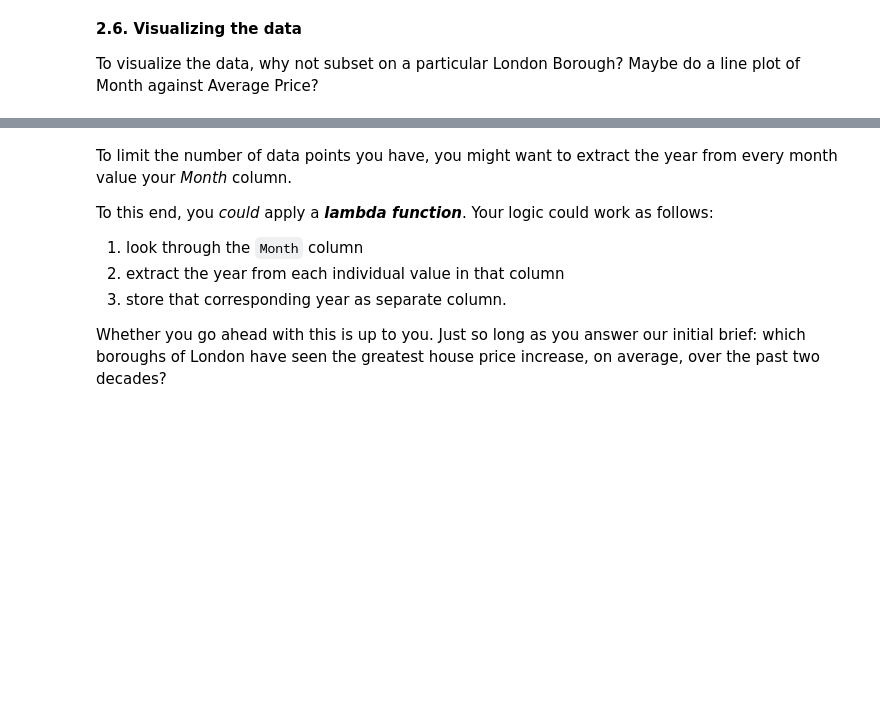
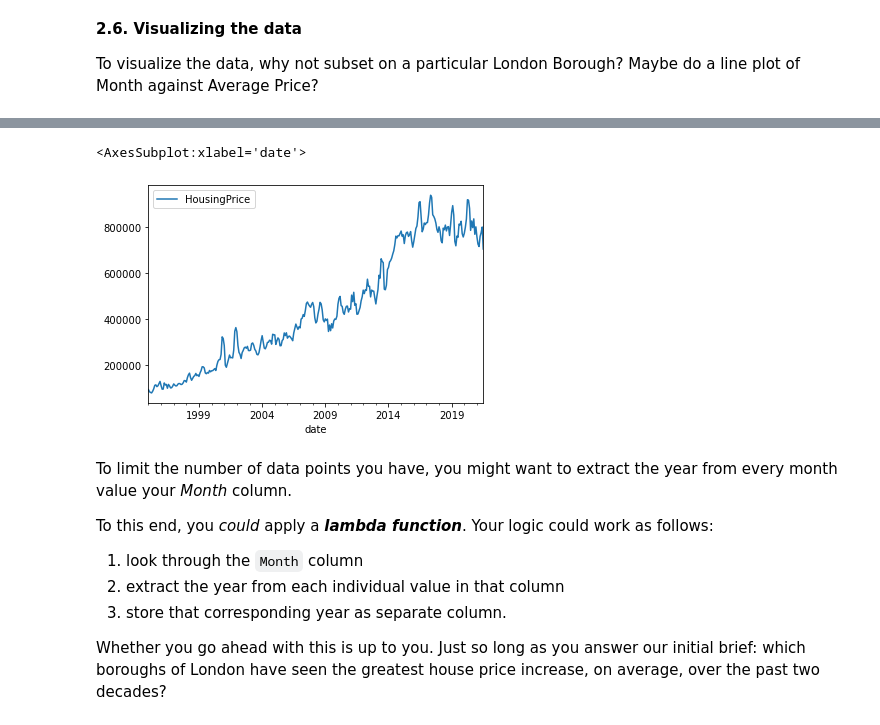
Before and after one commit to andyclark1125/Springboard, a Jupyter notebook: projects/London/London.ipynb, the cells around one changed output, grey strips where cells are left out. Drawn from its saved outputs; the diff is of its cells as text; code cells hidden in the pictures; blank space fills up the shorter version.

```diff
--- a/projects/London/London.ipynb
+++ b/projects/London/London.ipynb
@@ -248,3 +339,9 @@ To visualize the data, why not subset on a particular London Borough? Maybe do a
+# %%
+city_of_london = properties[properties['Boroughs']=='City of London']
+city_of_london.plot(y='HousingPrice')
+# %% [output]
+<AxesSubplot:xlabel='date'>
+[figure, added]
 # %% [markdown]
 To limit the number of data points you have, you might want to extract the year from every month value your *Month* column.
 
```
Also changed, not shown: parts of 29 cells of this notebook.
